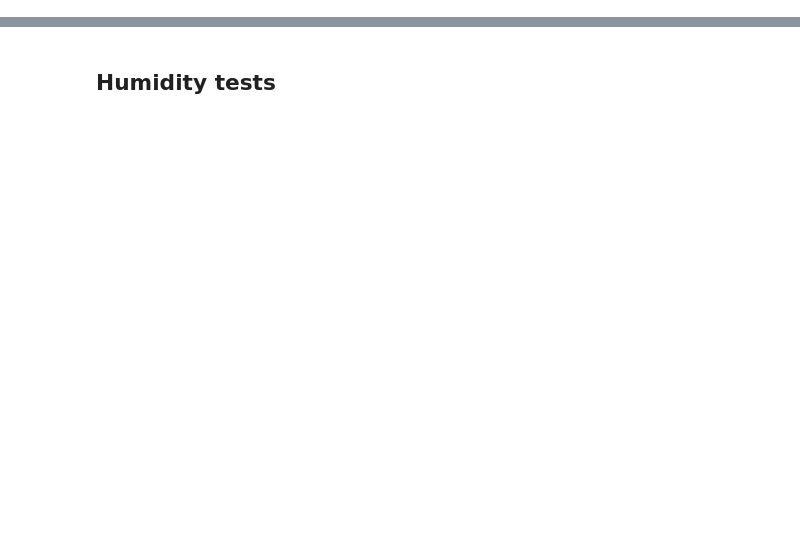
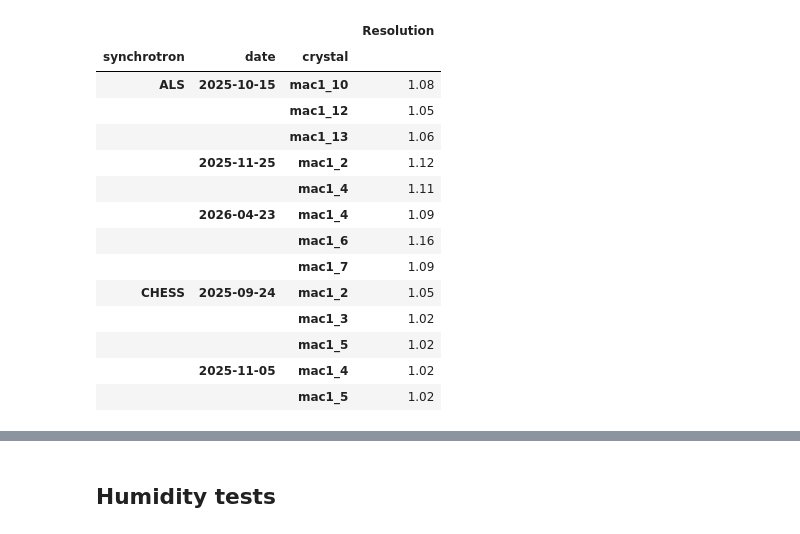
Before and after one commit to prism-science/diffuse-analysis-mac1-east-west, a Jupyter notebook: analysis/gather_dials_stats.ipynb, the cells around one changed output, grey strips where cells are left out. Saved outputs shown, nothing was run; the diff lists cells and outputs as text; code cells hidden in the pictures; blank space fills up the shorter version.

```diff
--- a/analysis/gather_dials_stats.ipynb
+++ b/analysis/gather_dials_stats.ipynb
@@ -57,15 +73,31 @@ df_scaling
 # %%
 rows = []
-for p in project_directory.glob("*/*/dials/estimate_resolution/dials.estimate_resolution.log"):
+for p in project_directory.glob("**/dials/estimate_resolution/dials.estimate_resolution.log"):
     t = p.read_text(errors="ignore")
     synchrotron, date_str = p.parts[-5].split('_')
     date = datetime.strptime(date_str, "%Y%m%d").strftime("%Y-%m-%d")
     row = {"synchrotron":synchrotron.upper(), "date":date, "crystal":p.parts[-4]}
     m = re.search(r'Resolution cc_half:\s*([0-9.]+)', t, re.M)
     row['Resolution'] = m.group(1) if m else None
     rows.append(row)
 df_resol = pd.DataFrame(rows).set_index(["synchrotron", "date", "crystal"]).sort_index()
 df_resol
+# %% [output]
+|  |  |  | Resolution |
+| synchrotron | date | crystal |  |
+| ALS | 2025-10-15 | mac1_10 | 1.08 |
+|  |  | mac1_12 | 1.05 |
+|  |  | mac1_13 | 1.06 |
+|  | 2025-11-25 | mac1_2 | 1.12 |
+|  |  | mac1_4 | 1.11 |
+|  | 2026-04-23 | mac1_4 | 1.09 |
+|  |  | mac1_6 | 1.16 |
+|  |  | mac1_7 | 1.09 |
+| CHESS | 2025-09-24 | mac1_2 | 1.05 |
+|  |  | mac1_3 | 1.02 |
+|  |  | mac1_5 | 1.02 |
+|  | 2025-11-05 | mac1_4 | 1.02 |
+|  |  | mac1_5 | 1.02 |
 # %%
 # integration stats (mosaicity, cell params)
 pats = {
```
Also changed, not shown: parts of 8 cells of this notebook.
